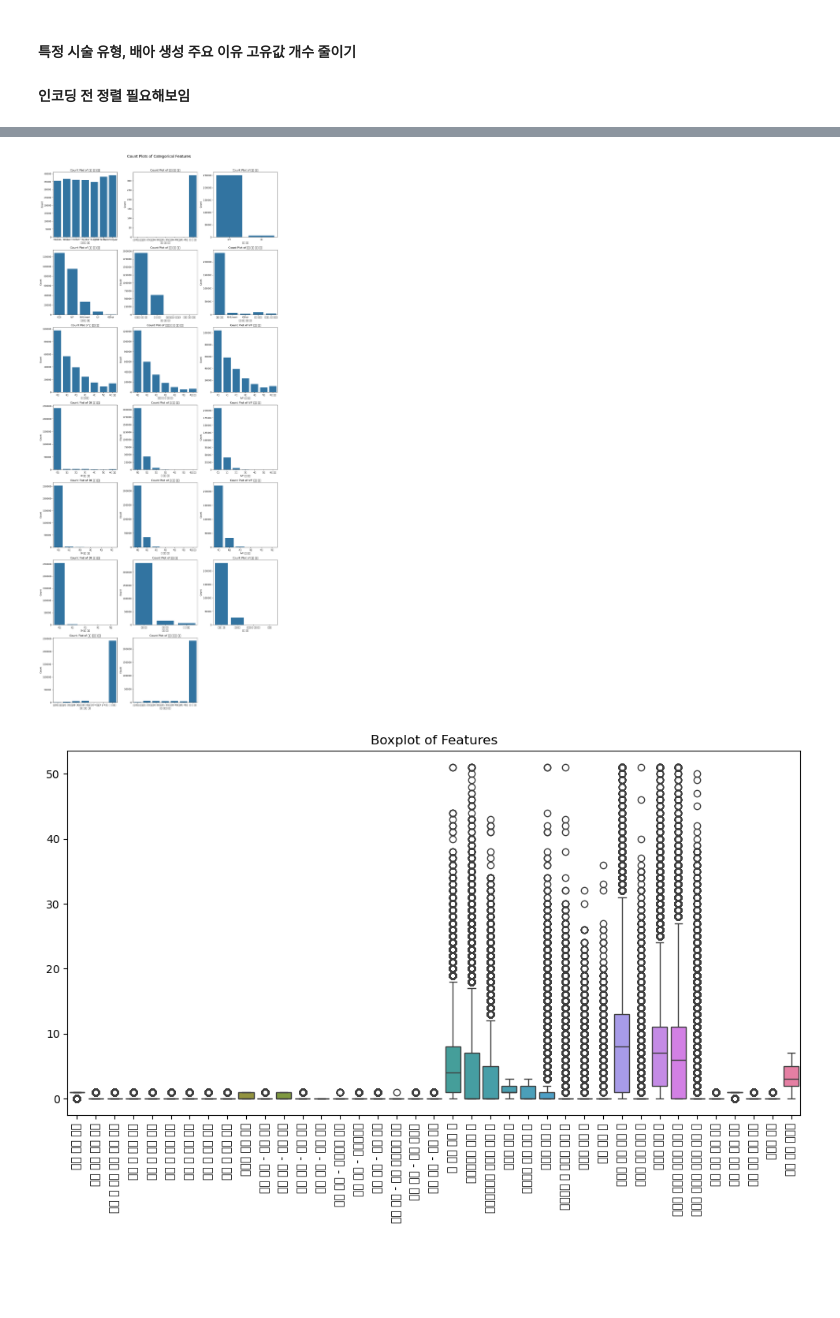
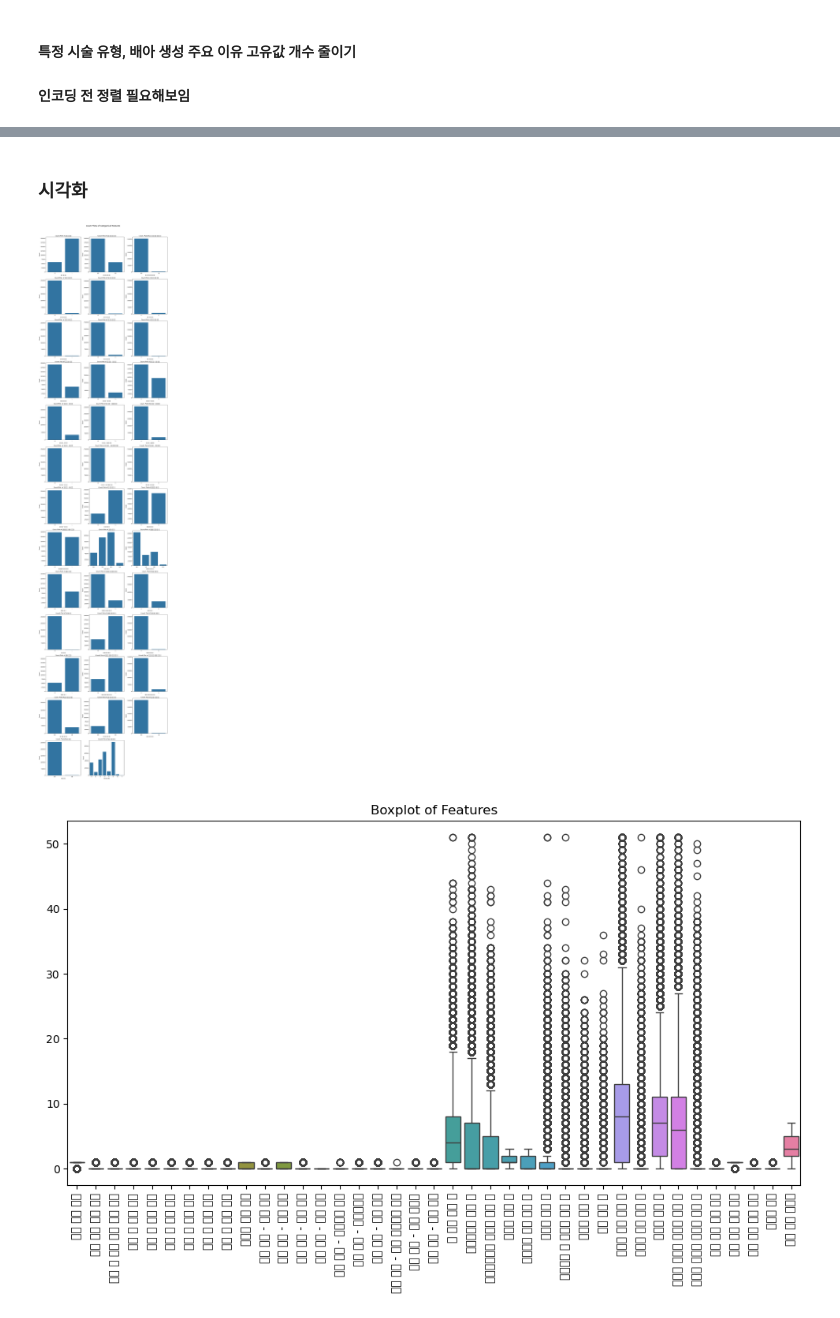
Before and after one commit to helloNarehase/LG_Aimers_2025, a Jupyter notebook: data_preprocess/outlier.ipynb, the cells around one changed output, grey strips where cells are left out. Cells and saved outputs as stored; diff of their text form; code cells hidden in the pictures; blank space fills up the shorter version.

```diff
--- a/data_preprocess/outlier.ipynb
+++ b/data_preprocess/outlier.ipynb
@@ -213,6 +152,6 @@ Categories (7, object): ['만20세 이하' < '만21-25세' < '만26-30세' < '
 # %%
 for col in X[numerical_cols].columns:
-    unique_values = sorted(X[col].unique())  # 고유값 정렬
+    unique_values = sorted(test_df[col].unique())  # 고유값 정렬
     print(f"{col} - Sorted Unique values: {unique_values}")
 # %% [output]
 배란 자극 여부 - Sorted Unique values: [0, 1]
@@ -232,3 +171,25 @@ for col in X[numerical_cols].columns:
 기증 배아 사용 여부 - Sorted Unique values: [0.0, 1.0]
 대리모 여부 - Sorted Unique values: [0.0, 1.0]
 배아 이식 경과일 - Sorted Unique values: [0, 1, 2, 3, 4, 5, 6, 7]
+# %%
+X = X.drop(columns=['불임 원인 - 여성 요인'])
+test_df = test_df.drop(columns=['불임 원인 - 여성 요인'])
+# %%
+## 0이 많은 열에 대해서 이진화
+categorical_cols = X.select_dtypes(include=['object']).columns
+numerical_cols = X.select_dtypes(include=['float64','int64']).columns
+
+features = [
+    "총 생성 배아 수", "미세주입된 난자 수", "미세주입에서 생성된 배아 수", "저장된 배아 수", "미세주입 후 저장된 배아 수",
+    "해동된 배아 수", "수집된 신선 난자 수", "저장된 신선 난자 수", "혼합된 난자 수",
+    "파트너 정자와 혼합된 난자 수", "기증자 정자와 혼합된 난자 수", "해동 난자 수"
+]
+binary_transformed_df = X.copy()
+binary_tt_df = test_df.copy()
+for feature in features:
+    binary_transformed_df[feature] = (binary_transformed_df[feature] > 0).astype(int)
+    binary_tt_df[feature] = (binary_tt_df[feature] > 0).astype(int)
+
+for col in binary_transformed_df[numerical_cols].columns:
+    unique_values = sorted(binary_transformed_df[col].unique())
+    print(f"{col} - Sorted Unique values: {unique_values}")
@@ -235,31 +214,33 @@ for col in X[numerical_cols].columns:
+# %% [markdown]
+### 시각화
 # %%
-num_cols = len(categorical_cols)
+num_cols = len(numerical_cols)
 num_rows = math.ceil(num_cols / 3)  # 예시: 3열로 배치, 필요에 따라 조정
 
 # 전체 Figure 및 Subplots 생성
 fig, axes = plt.subplots(nrows=num_rows, ncols=3, figsize=(15, 5 * num_rows)) # figsize 조정
 
 # 전체 Figure 제목 (옵션)
 fig.suptitle('Count Plots of Categorical Features', fontsize=16)
 
 # 각 subplot에 countplot 그리기
-for i, col in enumerate(categorical_cols):
+for i, col in enumerate(numerical_cols):
     ax = axes[i // 3, i % 3]  # 행, 열 인덱스 계산
-    sns.countplot(data=X, x=col, ax=ax) # ax 파라미터에 subplot 지정
+    sns.countplot(data=binary_transformed_df, x=col, ax=ax) # ax 파라미터에 subplot 지정
     ax.set_title(f'Count Plot of {col}') # subplot 제목 설정 (옵션)
     ax.tick_params(axis='x', labelsize=10) # x축 레이블 설정 (옵션)
     ax.set_xlabel(col, fontsize=10)
     ax.set_ylabel('Count', fontsize=10)
 
 # 빈 subplot 제거 및 레이아웃 조정
 if num_cols < num_rows * 3: # subplot이 부족한 경우 빈 subplot 제거
     for j in range(num_cols, num_rows * 3):
         fig.delaxes(axes.flatten()[j]) # 빈 subplot 삭제
 
 plt.tight_layout(rect=[0, 0, 1, 0.97]) # 전체 제목 위한 레이아웃 조정 (옵션)
 plt.show()
 # %% [output]
-[figure, old version]
+[figure, new version]
 # %%
 # 2. 박스플롯 (Box Plot) - 이상치 탐색
 plt.figure(figsize=(12, 6))
```
Also changed, not shown: parts of 10 cells of this notebook, 2 other files.
